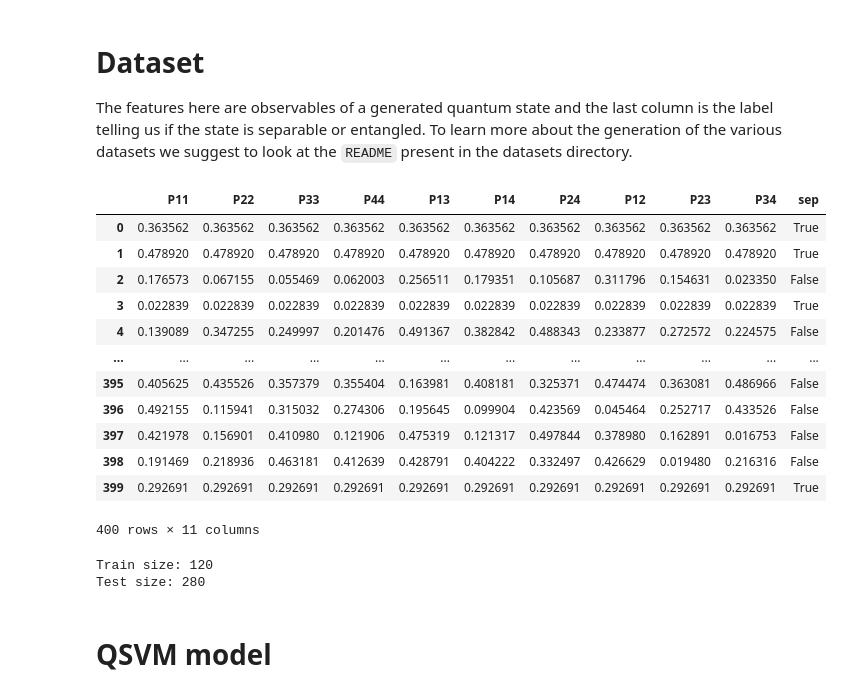
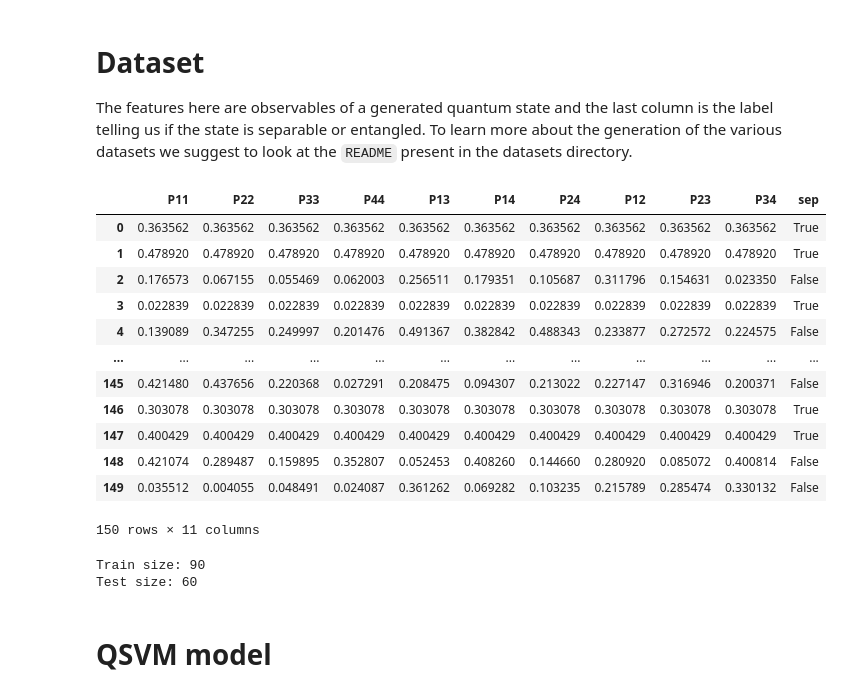
Before and after one commit to Brusa99/EntanglementDetectionQML, a Jupyter notebook: qsvm/qsvm_haar_obs_penny.ipynb, the cells around one changed output. Cells and saved outputs as stored; diff of their text form; code cells hidden in the pictures.

```diff
--- a/qsvm/qsvm_haar_obs_penny.ipynb
+++ b/qsvm/qsvm_haar_obs_penny.ipynb
@@ -25,25 +25,25 @@ np.random.seed(42)
 The features here are observables of a generated quantum state and the last column is the label telling us if the state is separable or entangled. To learn more about the generation of the various datasets we suggest to look at the `README` present in the datasets directory.
 # %%
 # Number of total exemples
-n_exemples = 400
+n_exemples = 150
 
 # Loading dataset with pandas
 dataset = pd.read_csv('../datasets/ds_haar_obs.csv')
 dataset = dataset[:n_exemples]
 dataset
 # %% [output]
 |  | P11 | P22 | P33 | P44 | P13 | P14 | P24 | P12 | P23 | P34 | sep |
 | 0 | 0.363562 | 0.363562 | 0.363562 | 0.363562 | 0.363562 | 0.363562 | 0.363562 | 0.363562 | 0.363562 | 0.363562 | True |
 | 1 | 0.478920 | 0.478920 | 0.478920 | 0.478920 | 0.478920 | 0.478920 | 0.478920 | 0.478920 | 0.478920 | 0.478920 | True |
 | 2 | 0.176573 | 0.067155 | 0.055469 | 0.062003 | 0.256511 | 0.179351 | 0.105687 | 0.311796 | 0.154631 | 0.023350 | False |
 | 3 | 0.022839 | 0.022839 | 0.022839 | 0.022839 | 0.022839 | 0.022839 | 0.022839 | 0.022839 | 0.022839 | 0.022839 | True |
 | 4 | 0.139089 | 0.347255 | 0.249997 | 0.201476 | 0.491367 | 0.382842 | 0.488343 | 0.233877 | 0.272572 | 0.224575 | False |
 | ... | ... | ... | ... | ... | ... | ... | ... | ... | ... | ... | ... |
-| 395 | 0.405625 | 0.435526 | 0.357379 | 0.355404 | 0.163981 | 0.408181 | 0.325371 | 0.474474 | 0.363081 | 0.486966 | False |
-| 396 | 0.492155 | 0.115941 | 0.315032 | 0.274306 | 0.195645 | 0.099904 | 0.423569 | 0.045464 | 0.252717 | 0.433526 | False |
-| 397 | 0.421978 | 0.156901 | 0.410980 | 0.121906 | 0.475319 | 0.121317 | 0.497844 | 0.378980 | 0.162891 | 0.016753 | False |
-| 398 | 0.191469 | 0.218936 | 0.463181 | 0.412639 | 0.428791 | 0.404222 | 0.332497 | 0.426629 | 0.019480 | 0.216316 | False |
-| 399 | 0.292691 | 0.292691 | 0.292691 | 0.292691 | 0.292691 | 0.292691 | 0.292691 | 0.292691 | 0.292691 | 0.292691 | True |
+| 145 | 0.421480 | 0.437656 | 0.220368 | 0.027291 | 0.208475 | 0.094307 | 0.213022 | 0.227147 | 0.316946 | 0.200371 | False |
+| 146 | 0.303078 | 0.303078 | 0.303078 | 0.303078 | 0.303078 | 0.303078 | 0.303078 | 0.303078 | 0.303078 | 0.303078 | True |
+| 147 | 0.400429 | 0.400429 | 0.400429 | 0.400429 | 0.400429 | 0.400429 | 0.400429 | 0.400429 | 0.400429 | 0.400429 | True |
+| 148 | 0.421074 | 0.289487 | 0.159895 | 0.352807 | 0.052453 | 0.408260 | 0.144660 | 0.280920 | 0.085072 | 0.400814 | False |
+| 149 | 0.035512 | 0.004055 | 0.048491 | 0.024087 | 0.361262 | 0.069282 | 0.103235 | 0.215789 | 0.285474 | 0.330132 | False |
-400 rows × 11 columns
+150 rows × 11 columns
 # %%
 # Number of features
@@ -61,12 +61,12 @@ X_scaled = scaler.transform(X)
 y_scaled = np.array(2 * (y - 0.5),dtype=int)
 # %%
 # Spliting dataset in training and test
-X_train, X_test, y_train, y_test = train_test_split(X_scaled, y_scaled,train_size=0.3)
+X_train, X_test, y_train, y_test = train_test_split(X_scaled, y_scaled,train_size=0.6)
 print(f"Train size: {len(X_train)}")
 print(f"Test size: {len(X_test)}")
 # %% [output]
-Train size: 120
-Test size: 280
+Train size: 90
+Test size: 60
 # %% [markdown]
 # QSVM model
 # %%
```
Also changed, not shown: parts of 10 cells of this notebook, 1 other file.
